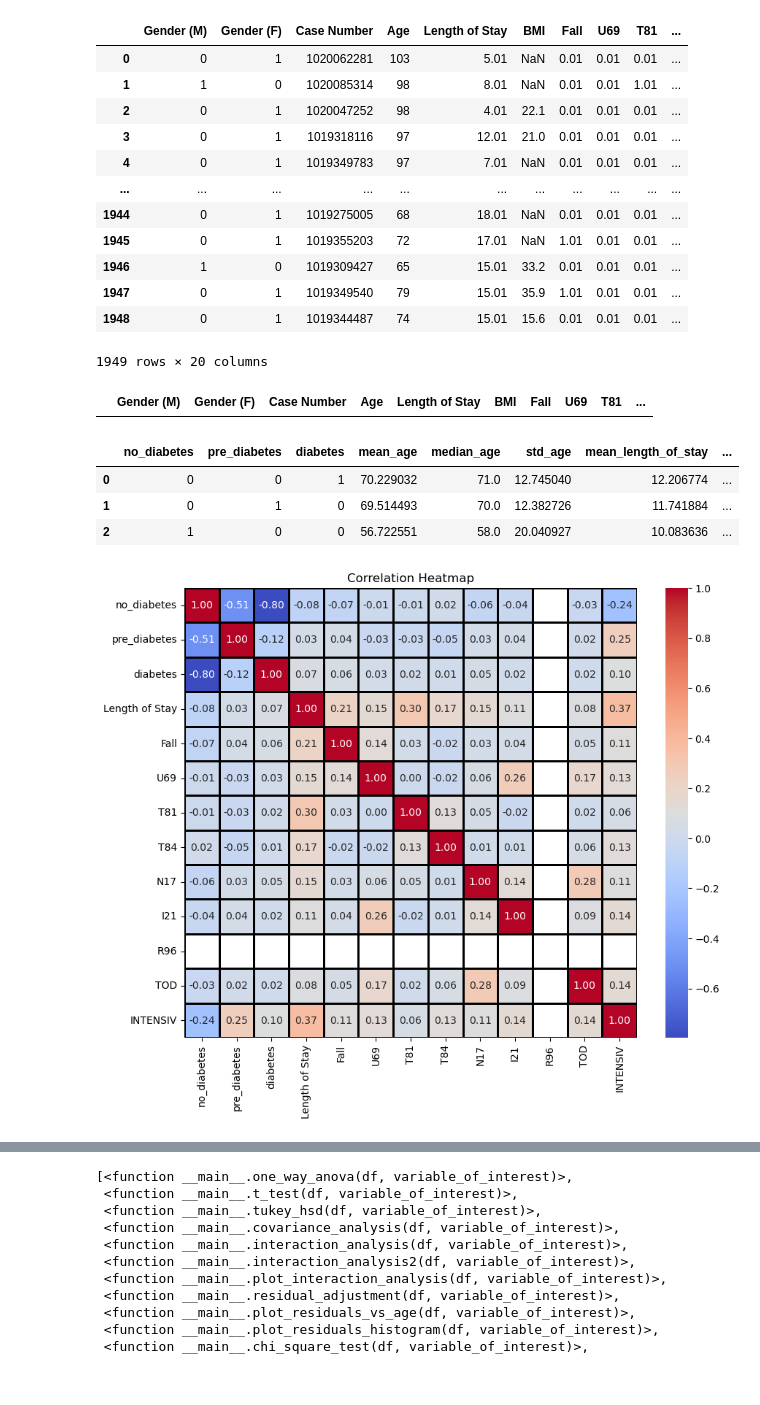
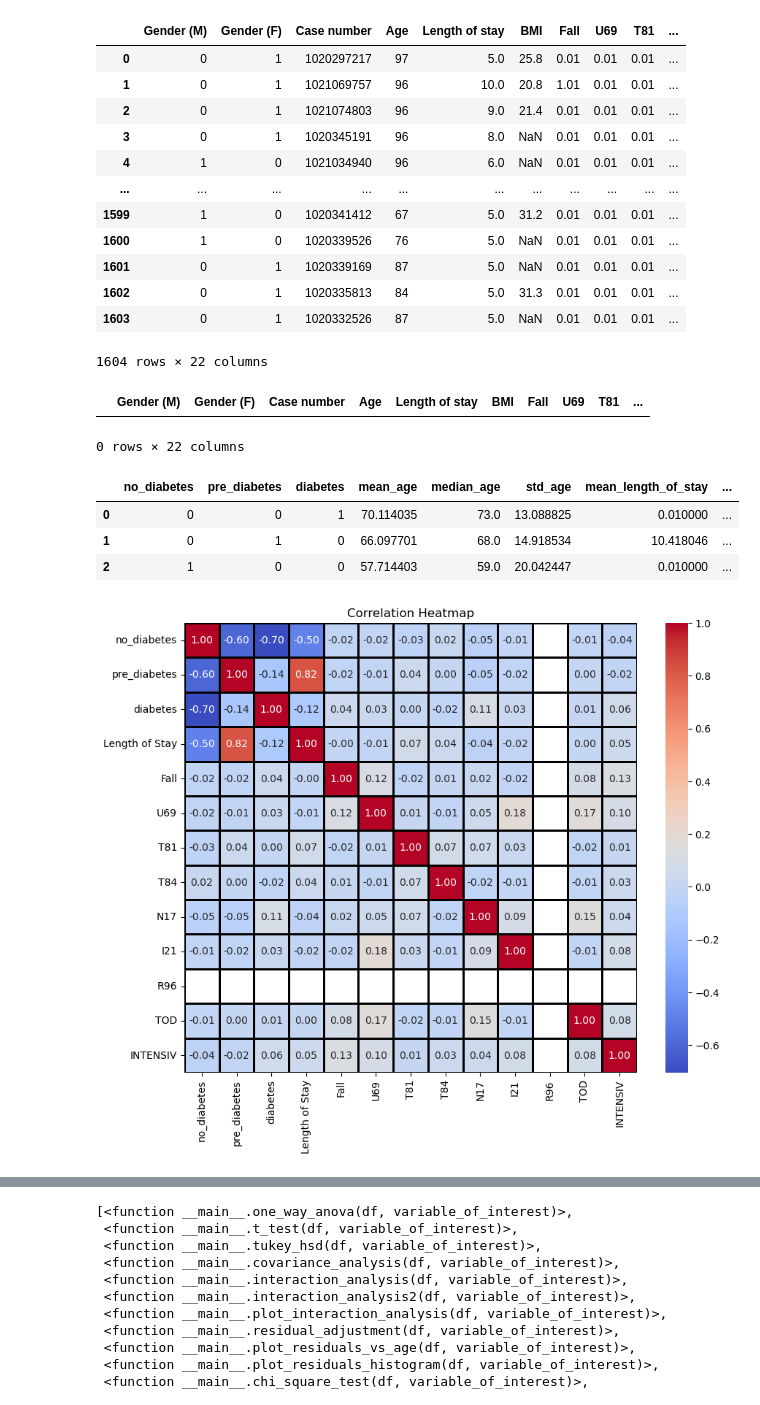
Before and after one commit to mehakrafiq/MedicalStats, a Jupyter notebook: Code/Notebook/Main_DataAnalysis.ipynb, the cells around one changed output, grey strips where cells are left out. Saved outputs shown, nothing was run; the diff lists cells and outputs as text; code cells hidden in the pictures.

```diff
--- a/Code/Notebook/Main_DataAnalysis.ipynb
+++ b/Code/Notebook/Main_DataAnalysis.ipynb
@@ -97,50 +95,50 @@ dtype: int64
 age_groups = ['18-40', '40-60', '60+']
 
 # Define bins and labels for the age groups
-bins = [18, 40, 60, treatment_1['Age'].max()]
+bins = [18, 40, 60, treatment_5['Age'].max()]
 labels = age_groups
 
 # Create a new column 'age_group' based on the age groups defined
-treatment_1['age_group'] = pd.cut(treatment_1['Age'], bins=bins, labels=labels, right=True, include_lowest=True)
+treatment_5['age_group'] = pd.cut(treatment_5['Age'], bins=bins, labels=labels, right=True, include_lowest=True)
 
 
 # Create a new column 'Condition' based on the condition groups defined as 0, 1, 2
-condition_label  = [0]*treatment_1['no_diabetes'].sum() + \
-                   [1]*treatment_1['pre_diabetes'].sum() + \
-                   [2]*treatment_1['diabetes'].sum()
-treatment_1['Conditions'] = condition_labels
+condition_labels  = [0]*treatment_5['no_diabetes'].sum() + \
+                   [1]*treatment_5['pre_diabetes'].sum() + \
+                   [2]*treatment_5['diabetes'].sum()
+treatment_5['Conditions'] = condition_labels
 
 
 # Adding a small constant to specified columns
 epsilon = 0.01
 columns_to_add_epsilon = ['Length of Stay', 'Fall', 'U69', 'T81', 'T84', 'N17', 'I21', 'R96', 'TOD', 'INTENSIV']
-treatment_1[columns_to_add_epsilon] += epsilon
+treatment_5[columns_to_add_epsilon] += epsilon
 
-treatment_1.head(-20
-                 )
+treatment_5.head(-20)
 # %% [output]
-|  | Gender (M) | Gender (F) | Case Number | Age | Length of Stay | BMI | Fall | U69 | T81 | ... |
-| 0 | 0 | 1 | 1020062281 | 103 | 5.01 | NaN | 0.01 | 0.01 | 0.01 | ... |
-| 1 | 1 | 0 | 1020085314 | 98 | 8.01 | NaN | 0.01 | 0.01 | 1.01 | ... |
-| 2 | 0 | 1 | 1020047252 | 98 | 4.01 | 22.1 | 0.01 | 0.01 | 0.01 | ... |
-| 3 | 0 | 1 | 1019318116 | 97 | 12.01 | 21.0 | 0.01 | 0.01 | 0.01 | ... |
-| 4 | 0 | 1 | 1019349783 | 97 | 7.01 | NaN | 0.01 | 0.01 | 0.01 | ... |
+|  | Gender (M) | Gender (F) | Case number | Age | Length of stay | BMI | Fall | U69 | T81 | ... |
+| 0 | 0 | 1 | 1020297217 | 97 | 5.0 | 25.8 | 0.01 | 0.01 | 0.01 | ... |
+| 1 | 0 | 1 | 1021069757 | 96 | 10.0 | 20.8 | 1.01 | 0.01 | 0.01 | ... |
+| 2 | 0 | 1 | 1021074803 | 96 | 9.0 | 21.4 | 0.01 | 0.01 | 0.01 | ... |
+| 3 | 0 | 1 | 1020345191 | 96 | 8.0 | NaN | 0.01 | 0.01 | 0.01 | ... |
+| 4 | 1 | 0 | 1021034940 | 96 | 6.0 | NaN | 0.01 | 0.01 | 0.01 | ... |
 | ... | ... | ... | ... | ... | ... | ... | ... | ... | ... | ... |
-| 1944 | 0 | 1 | 1019275005 | 68 | 18.01 | NaN | 0.01 | 0.01 | 0.01 | ... |
-| 1945 | 0 | 1 | 1019355203 | 72 | 17.01 | NaN | 1.01 | 0.01 | 0.01 | ... |
-| 1946 | 1 | 0 | 1019309427 | 65 | 15.01 | 33.2 | 0.01 | 0.01 | 0.01 | ... |
-| 1947 | 0 | 1 | 1019349540 | 79 | 15.01 | 35.9 | 1.01 | 0.01 | 0.01 | ... |
-| 1948 | 0 | 1 | 1019344487 | 74 | 15.01 | 15.6 | 0.01 | 0.01 | 0.01 | ... |
+| 1599 | 1 | 0 | 1020341412 | 67 | 5.0 | 31.2 | 0.01 | 0.01 | 0.01 | ... |
+| 1600 | 1 | 0 | 1020339526 | 76 | 5.0 | NaN | 0.01 | 0.01 | 0.01 | ... |
+| 1601 | 0 | 1 | 1020339169 | 87 | 5.0 | NaN | 0.01 | 0.01 | 0.01 | ... |
+| 1602 | 0 | 1 | 1020335813 | 84 | 5.0 | 31.3 | 0.01 | 0.01 | 0.01 | ... |
+| 1603 | 0 | 1 | 1020332526 | 87 | 5.0 | NaN | 0.01 | 0.01 | 0.01 | ... |
-1949 rows × 20 columns
+1604 rows × 22 columns
 # %%
 # Finding the rows where the 'age_group' column has NaN values
-nan_age_group_rows = treatment_1[treatment_1['age_group'].isna()]
+nan_age_group_rows = treatment_5[treatment_5['age_group'].isna()]
 nan_age_group_rows
 # %% [output]
-|  | Gender (M) | Gender (F) | Case Number | Age | Length of Stay | BMI | Fall | U69 | T81 | ... |
+|  | Gender (M) | Gender (F) | Case number | Age | Length of stay | BMI | Fall | U69 | T81 | ... |
+0 rows × 22 columns
 # %%
 # Calculate descriptive statistics for each group
-desc_stats = treatment_1.groupby(['no_diabetes', 'pre_diabetes', 'diabetes']).agg(
+desc_stats = treatment_5.groupby(['no_diabetes', 'pre_diabetes', 'diabetes']).agg(
     mean_age=('Age', 'mean'),
     median_age=('Age', 'median'),
     std_age=('Age', 'std'),
@@ -156,33 +154,33 @@ desc_stats = treatment_1.groupby(['no_diabetes', 'pre_diabetes', 'diabetes']).ag
 desc_stats.reset_index()
 # %% [output]
 |  | no_diabetes | pre_diabetes | diabetes | mean_age | median_age | std_age | mean_length_of_stay | ... |
-| 0 | 0 | 0 | 1 | 70.229032 | 71.0 | 12.745040 | 12.206774 | ... |
-| 1 | 0 | 1 | 0 | 69.514493 | 70.0 | 12.382726 | 11.741884 | ... |
-| 2 | 1 | 0 | 0 | 56.722551 | 58.0 | 20.040927 | 10.083636 | ... |
+| 0 | 0 | 0 | 1 | 70.114035 | 73.0 | 13.088825 | 0.010000 | ... |
+| 1 | 0 | 1 | 0 | 66.097701 | 68.0 | 14.918534 | 10.418046 | ... |
+| 2 | 1 | 0 | 0 | 57.714403 | 59.0 | 20.042447 | 0.010000 | ... |
 # %%
 #make a heatmap of the correlation matrix
 # Select the columns to be used for the heatmap and create a correlation matrix
 def heatmap(df):
     cols = ['no_diabetes', 'pre_diabetes', 'diabetes', 'Length of Stay', 'Fall', 'U69', 'T81', 'T84', 'N17', 'I21', 'R96', 'TOD', 'INTENSIV']
     correlation_matrix = df[cols].corr()
 
     # Create a heatmap
     plt.figure(figsize=(10, 8))
     sns.heatmap(correlation_matrix, annot=True, cmap='coolwarm', fmt=".2f", linewidths=1, linecolor='black')
 
     # Set title a
     plt.title('Correlation Heatmap')
 
     #save the plot
-    plt.savefig(r'D:\OneDrive - National University of Sciences & Technology\Desktop\upwork\MedicalStats\Plots\heatmap.png')
+    plt.savefig(r'D:\OneDrive - National University of Sciences & Technology\Desktop\upwork\MedicalStats\Output\T5\heatmap.png')
 
     #show the plot
     plt.show()
 
 #usage
-heatmap(treatment_1)
+heatmap(treatment_5)
 # %% [output]
-[figure, old version]
+[figure, new version]
 # %%
 # Perform one-way ANOVA for any variable of interest
 def one_way_anova(df, variable_of_interest):
```
Also changed, not shown: parts of 5 cells of this notebook, 59 other files.
